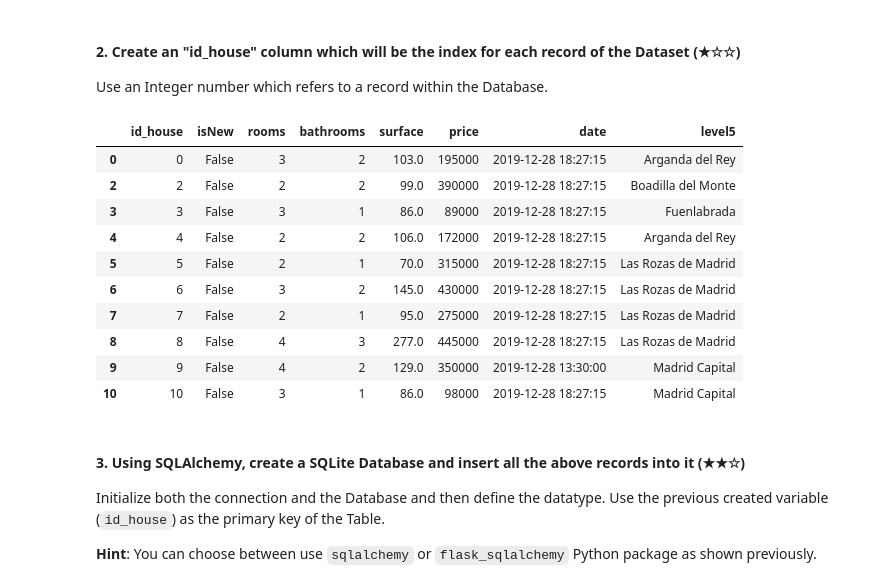
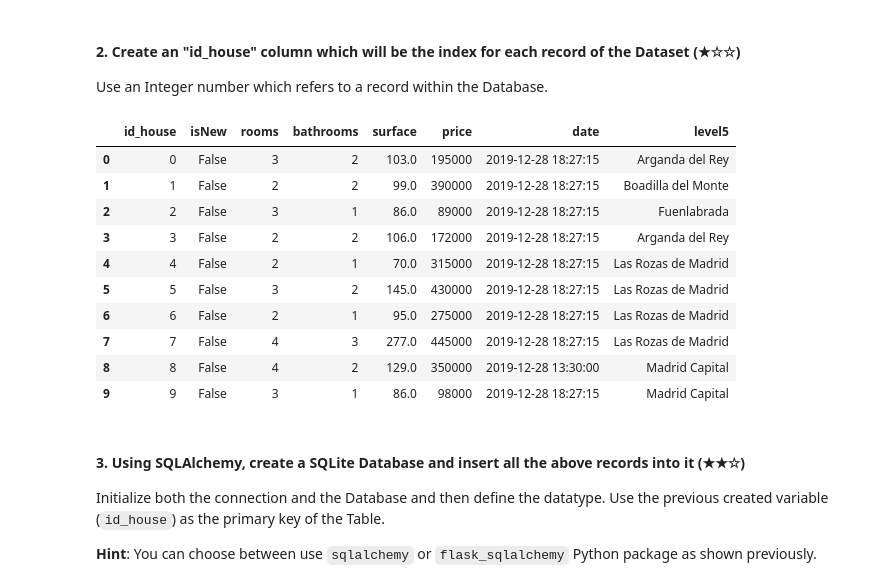
Before and after one commit to 4GeeksAcademy/gustavolima-realestate-review-content-1, a Jupyter notebook: project.ipynb, the cells around one changed output. Cells and saved outputs as stored; diff of their text form; code cells hidden in the pictures.

```diff
--- a/project.ipynb
+++ b/project.ipynb
@@ -71,25 +71,26 @@ dtype: object
 Use an Integer number which refers to a record within the Database.
 # %%
 # Create the new column and with a Lambda iterate integers from 0 to the lenght of the df
-df['id_house'] = df.apply(lambda x: x.name, axis=1)
+df.reset_index(drop=True, inplace=True)
+df['id_house'] = df.index
 
 #Move the column to beginning of the dataframe for better readibility
 df.insert(0, "id_house", df.pop("id_house"))
 
 # Verify that the column and data is correct
 df.head(10)
 # %% [output]
 |  | id_house | isNew | rooms | bathrooms | surface | price | date | level5 |
 | 0 | 0 | False | 3 | 2 | 103.0 | 195000 | 2019-12-28 18:27:15 | Arganda del Rey |
-| 2 | 2 | False | 2 | 2 | 99.0 | 390000 | 2019-12-28 18:27:15 | Boadilla del Monte |
-| 3 | 3 | False | 3 | 1 | 86.0 | 89000 | 2019-12-28 18:27:15 | Fuenlabrada |
-| 4 | 4 | False | 2 | 2 | 106.0 | 172000 | 2019-12-28 18:27:15 | Arganda del Rey |
-| 5 | 5 | False | 2 | 1 | 70.0 | 315000 | 2019-12-28 18:27:15 | Las Rozas de Madrid |
-| 6 | 6 | False | 3 | 2 | 145.0 | 430000 | 2019-12-28 18:27:15 | Las Rozas de Madrid |
-| 7 | 7 | False | 2 | 1 | 95.0 | 275000 | 2019-12-28 18:27:15 | Las Rozas de Madrid |
-| 8 | 8 | False | 4 | 3 | 277.0 | 445000 | 2019-12-28 18:27:15 | Las Rozas de Madrid |
-| 9 | 9 | False | 4 | 2 | 129.0 | 350000 | 2019-12-28 13:30:00 | Madrid Capital |
-| 10 | 10 | False | 3 | 1 | 86.0 | 98000 | 2019-12-28 18:27:15 | Madrid Capital |
+| 1 | 1 | False | 2 | 2 | 99.0 | 390000 | 2019-12-28 18:27:15 | Boadilla del Monte |
+| 2 | 2 | False | 3 | 1 | 86.0 | 89000 | 2019-12-28 18:27:15 | Fuenlabrada |
+| 3 | 3 | False | 2 | 2 | 106.0 | 172000 | 2019-12-28 18:27:15 | Arganda del Rey |
+| 4 | 4 | False | 2 | 1 | 70.0 | 315000 | 2019-12-28 18:27:15 | Las Rozas de Madrid |
+| 5 | 5 | False | 3 | 2 | 145.0 | 430000 | 2019-12-28 18:27:15 | Las Rozas de Madrid |
+| 6 | 6 | False | 2 | 1 | 95.0 | 275000 | 2019-12-28 18:27:15 | Las Rozas de Madrid |
+| 7 | 7 | False | 4 | 3 | 277.0 | 445000 | 2019-12-28 18:27:15 | Las Rozas de Madrid |
+| 8 | 8 | False | 4 | 2 | 129.0 | 350000 | 2019-12-28 13:30:00 | Madrid Capital |
+| 9 | 9 | False | 3 | 1 | 86.0 | 98000 | 2019-12-28 18:27:15 | Madrid Capital |
 # %% [markdown]
 #### 3. Using SQLAlchemy, create a SQLite Database and insert all the above records into it (★★☆)
 
```
Also changed, not shown: parts of 2 cells of this notebook, 1 other file.
